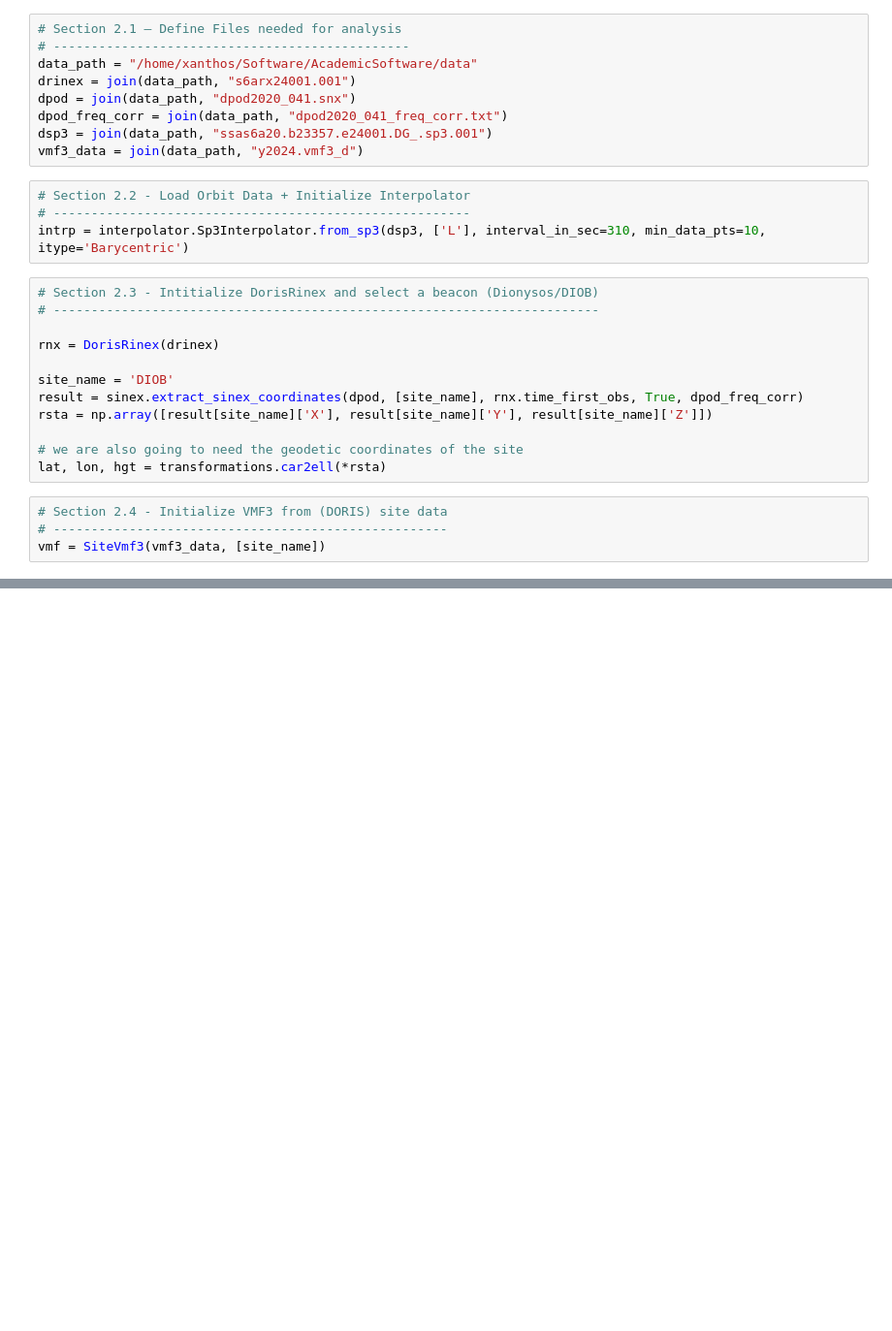
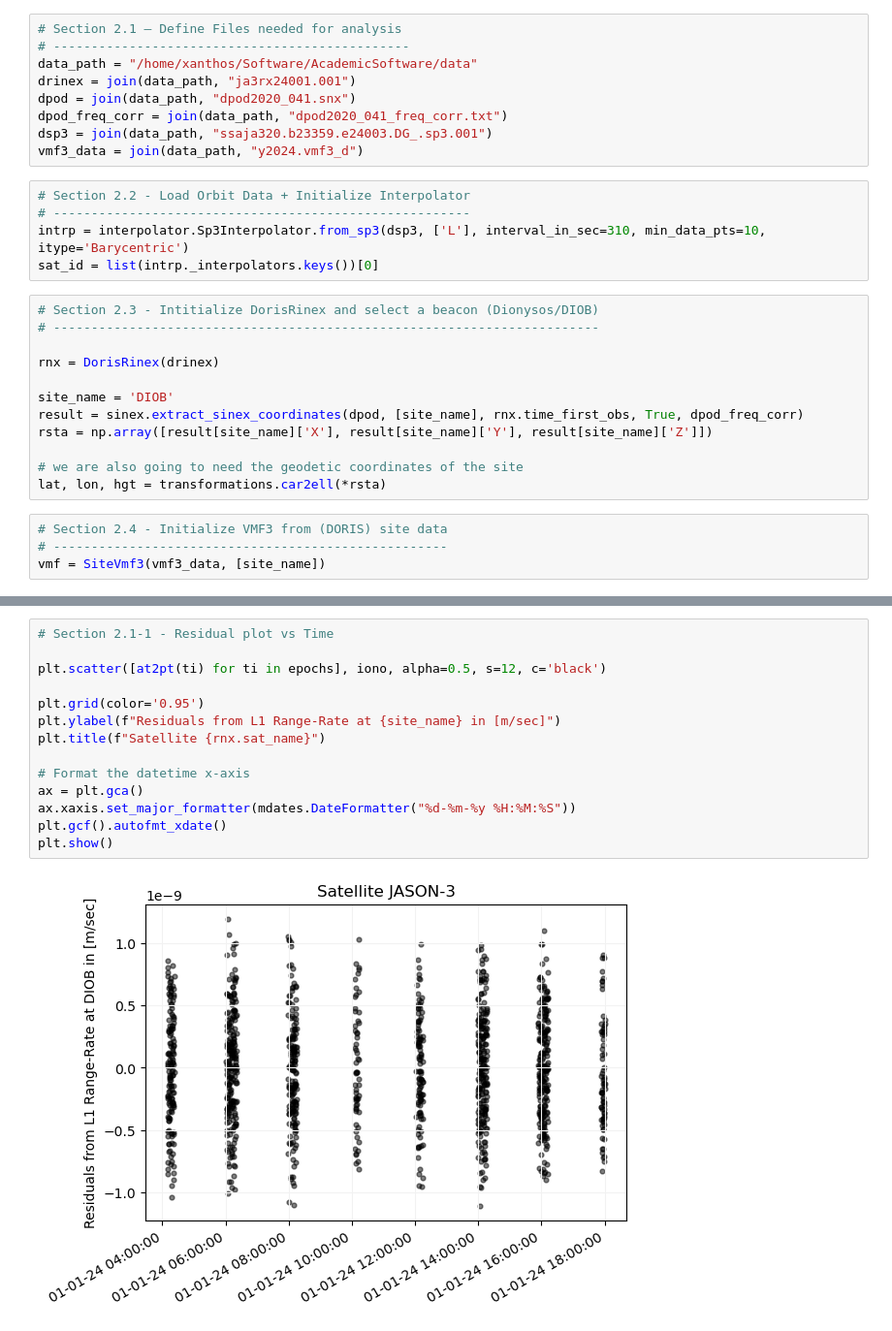
Before and after one commit to DSOlab/AcademicSoftware, a Jupyter notebook: JupiterLab/doris_days/atmo/ionosphere.ipynb, the cells around one changed output, grey strips where cells are left out. Shown at 97% size. Saved outputs shown, nothing was run; the diff lists cells and outputs as text; blank space fills up the shorter version.

```diff
--- a/JupiterLab/doris_days/atmo/ionosphere.ipynb
+++ b/JupiterLab/doris_days/atmo/ionosphere.ipynb
@@ -26,15 +26,16 @@ from dsoclasses.sinex import sinex
 # Section 2.1 – Define Files needed for analysis
 # -----------------------------------------------
 data_path = "/home/xanthos/Software/AcademicSoftware/data"
-drinex = join(data_path, "s6arx24001.001")
+drinex = join(data_path, "ja3rx24001.001")
 dpod = join(data_path, "dpod2020_041.snx")
 dpod_freq_corr = join(data_path, "dpod2020_041_freq_corr.txt")
-dsp3 = join(data_path, "ssas6a20.b23357.e24001.DG_.sp3.001")
+dsp3 = join(data_path, "ssaja320.b23359.e24003.DG_.sp3.001")
 vmf3_data = join(data_path, "y2024.vmf3_d")
 # %%
 # Section 2.2 - Load Orbit Data + Initialize Interpolator
 # -------------------------------------------------------
 intrp = interpolator.Sp3Interpolator.from_sp3(dsp3, ['L'], interval_in_sec=310, min_data_pts=10, itype='Barycentric')
+sat_id = list(intrp._interpolators.keys())[0]
 # %%
 # Section 2.3 - Intitialize DorisRinex and select a beacon (Dionysos/DIOB)
 # ------------------------------------------------------------------------
@@ -115,0 +114,16 @@ AssertionError:
+# %%
+# Section 2.1-1 - Residual plot vs Time
+
+plt.scatter([at2pt(ti) for ti in epochs], iono, alpha=0.5, s=12, c='black')
+
+plt.grid(color='0.95')
+plt.ylabel(f"Residuals from L1 Range-Rate at {site_name} in [m/sec]")
+plt.title(f"Satellite {rnx.sat_name}")
+
+# Format the datetime x-axis
+ax = plt.gca()
+ax.xaxis.set_major_formatter(mdates.DateFormatter("%d-%m-%y %H:%M:%S"))
+plt.gcf().autofmt_xdate()
+plt.show()
+# %% [output]
+[figure, added]
```
Also changed, not shown: parts of 6 cells of this notebook, 5 other files.
